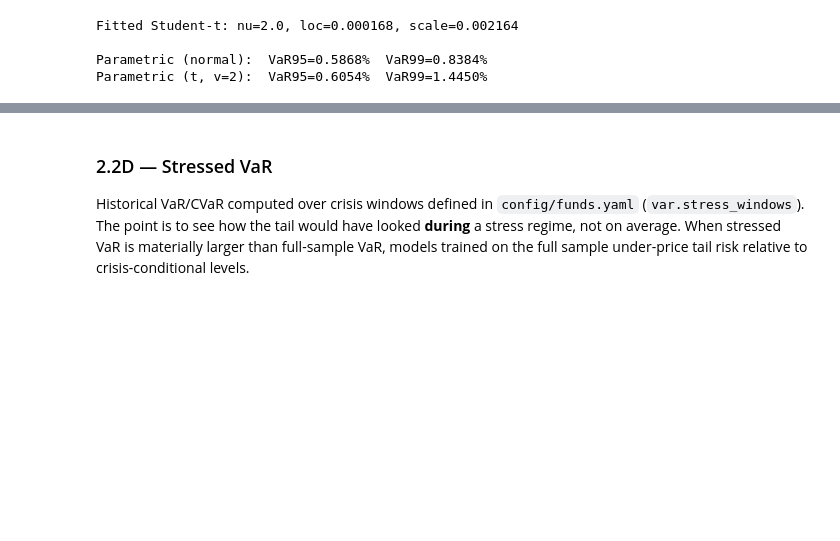
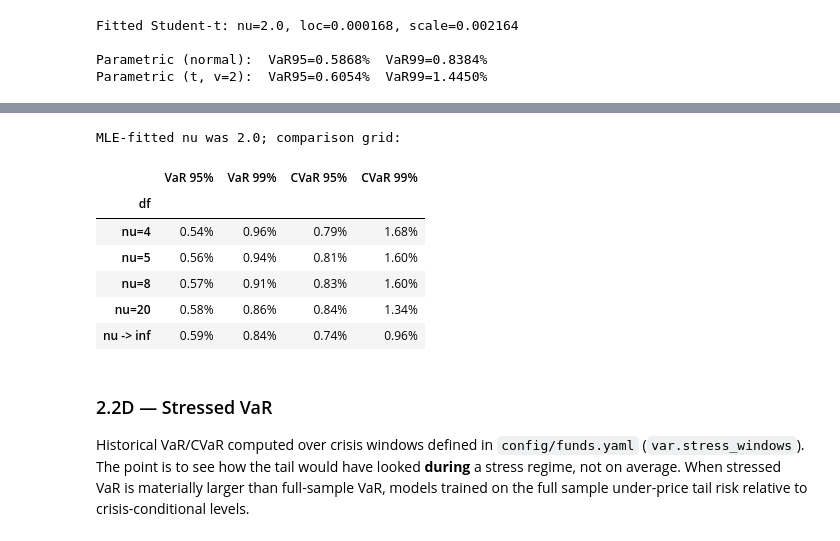
Before and after one commit to NicolasHY/Fixed-Income-Analytics, a Jupyter notebook: main.ipynb, the cells around one changed output, grey strips where cells are left out. Drawn from its saved outputs; the diff is of its cells as text; code cells hidden in the pictures; blank space fills up the shorter version.

Commit message:
feat(var): add multi-nu parametric-t comparison table (Module 2)
Co-Authored-By: Claude Sonnet 4.6 <noreply@anthropic.com>

```diff
--- a/main.ipynb
+++ b/main.ipynb
@@ -804,3 +808,32 @@ Parametric (t, v=2):  VaR95=0.6054%  VaR99=1.4450%
+# %%
+# §2.2A.bis — Multi-nu parametric-t comparison
+nu_grid = [4, 5, 8, 20]
+rows = []
+for nu in nu_grid:
+    s = sigma * np.sqrt((nu - 2) / nu)
+    var_95 = -(mu + t_dist.ppf(0.05, df=nu) * s)
+    var_99 = -(mu + t_dist.ppf(0.01, df=nu) * s)
+    cvar_95 = -portfolio_pnl[portfolio_pnl <= -var_95].mean()
+    cvar_99 = -portfolio_pnl[portfolio_pnl <= -var_99].mean()
+    rows.append([f'nu={nu}', var_95, var_99, cvar_95, cvar_99])
+
+# nu -> infinity (normal)
+rows.append(['nu -> inf', VaR_95_param_n, VaR_99_param_n,
+             CVaR_95_param_n, CVaR_99_param_n])
+
+nu_table = pd.DataFrame(rows, columns=['df', 'VaR 95%', 'VaR 99%',
+                                       'CVaR 95%', 'CVaR 99%']).set_index('df')
+print(f'MLE-fitted nu was {nu_fit:.1f}; comparison grid:')
+nu_table.map(lambda x: f'{x:.2%}')
+# %% [output]
+MLE-fitted nu was 2.0; comparison grid:
+|  | VaR 95% | VaR 99% | CVaR 95% | CVaR 99% |
+| df |  |  |  |  |
+| nu=4 | 0.54% | 0.96% | 0.79% | 1.68% |
+| nu=5 | 0.56% | 0.94% | 0.81% | 1.60% |
+| nu=8 | 0.57% | 0.91% | 0.83% | 1.60% |
+| nu=20 | 0.58% | 0.86% | 0.84% | 1.34% |
+| nu -> inf | 0.59% | 0.84% | 0.74% | 0.96% |
 # %% [markdown]
 ### 2.2D — Stressed VaR
 
```
Also changed, not shown: parts of 3 cells of this notebook, 1 other file.
